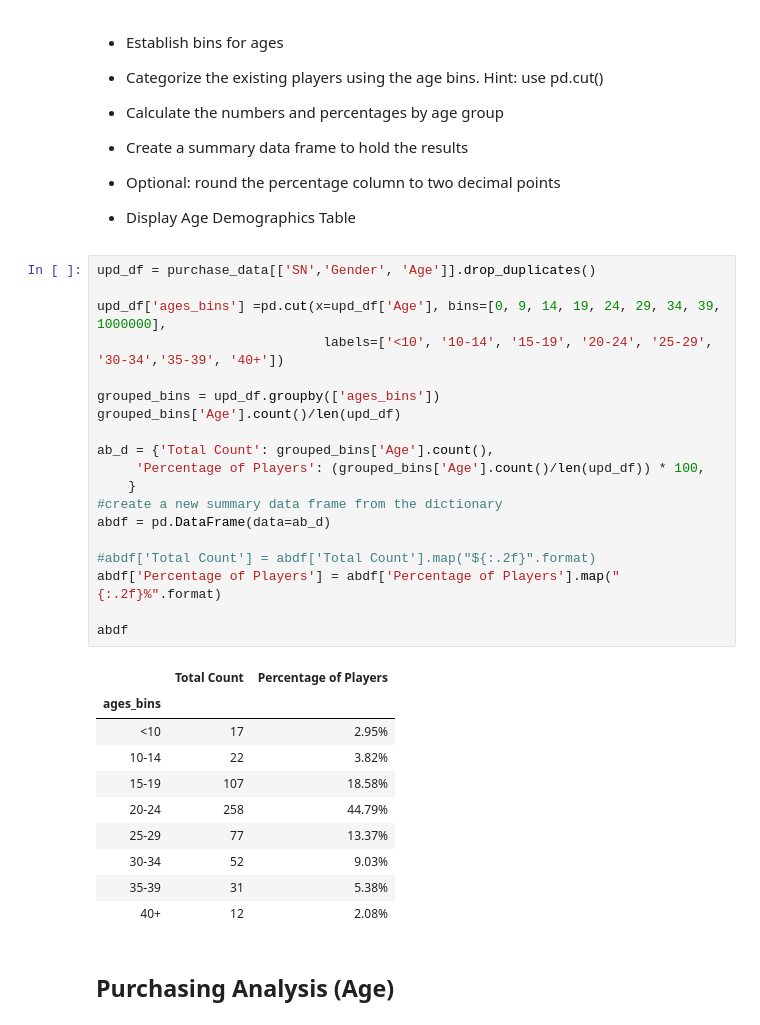
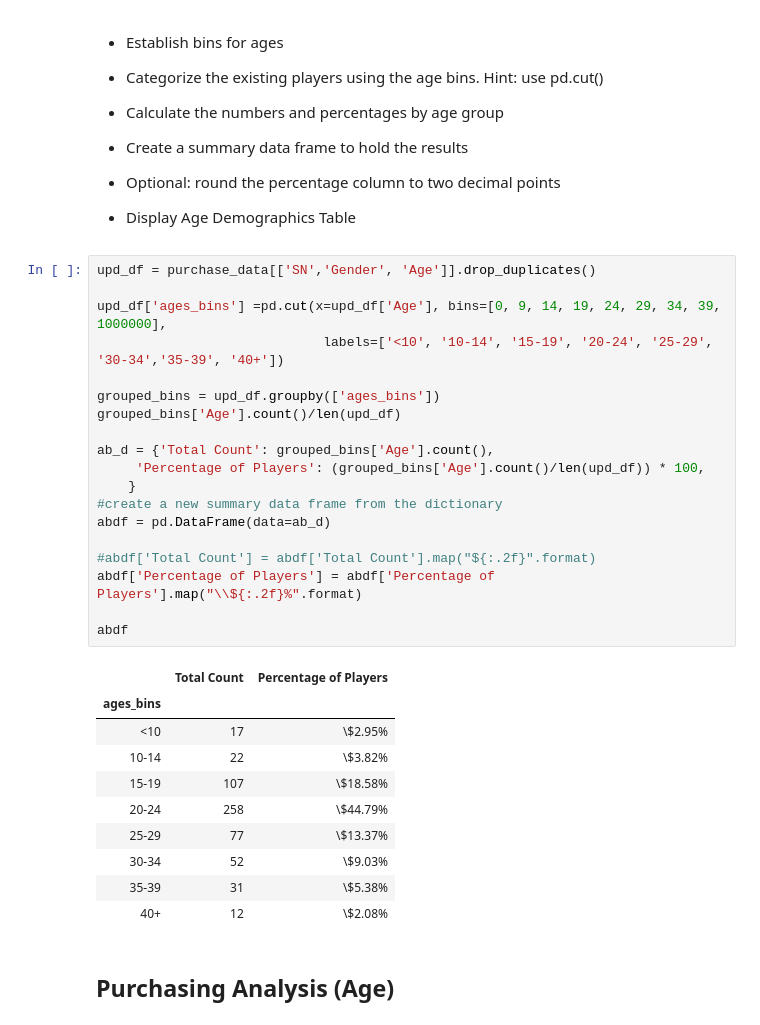
Before and after one commit to annmcnamara/pandas-challenge, a Jupyter notebook: HeroesOfPymoli/HeroesOfPymoli_starter.ipynb, the cells around one changed output. Saved outputs shown, nothing was run; the diff lists cells and outputs as text.

```diff
--- a/HeroesOfPymoli/HeroesOfPymoli_starter.ipynb
+++ b/HeroesOfPymoli/HeroesOfPymoli_starter.ipynb
@@ -189,33 +189,33 @@ df
 # %%
 upd_df = purchase_data[['SN','Gender', 'Age']].drop_duplicates()
 
 upd_df['ages_bins'] =pd.cut(x=upd_df['Age'], bins=[0, 9, 14, 19, 24, 29, 34, 39, 1000000],
                              labels=['<10', '10-14', '15-19', '20-24', '25-29', '30-34','35-39', '40+'])
 
 grouped_bins = upd_df.groupby(['ages_bins'])
 grouped_bins['Age'].count()/len(upd_df)
 
 ab_d = {'Total Count': grouped_bins['Age'].count(),
      'Percentage of Players': (grouped_bins['Age'].count()/len(upd_df)) * 100,
     }
 #create a new summary data frame from the dictionary
 abdf = pd.DataFrame(data=ab_d)
 
 #abdf['Total Count'] = abdf['Total Count'].map("${:.2f}".format)
-abdf['Percentage of Players'] = abdf['Percentage of Players'].map("{:.2f}%".format)
+abdf['Percentage of Players'] = abdf['Percentage of Players'].map("\\${:.2f}%".format)
 
 abdf
 # %% [output]
 |  | Total Count | Percentage of Players |
 | ages_bins |  |  |
-| <10 | 17 | 2.95% |
-| 10-14 | 22 | 3.82% |
-| 15-19 | 107 | 18.58% |
-| 20-24 | 258 | 44.79% |
-| 25-29 | 77 | 13.37% |
-| 30-34 | 52 | 9.03% |
-| 35-39 | 31 | 5.38% |
-| 40+ | 12 | 2.08% |
+| <10 | 17 | \$2.95% |
+| 10-14 | 22 | \$3.82% |
+| 15-19 | 107 | \$18.58% |
+| 20-24 | 258 | \$44.79% |
+| 25-29 | 77 | \$13.37% |
+| 30-34 | 52 | \$9.03% |
+| 35-39 | 31 | \$5.38% |
+| 40+ | 12 | \$2.08% |
 # %% [markdown]
 ## Purchasing Analysis (Age)
 # %% [markdown]
```
